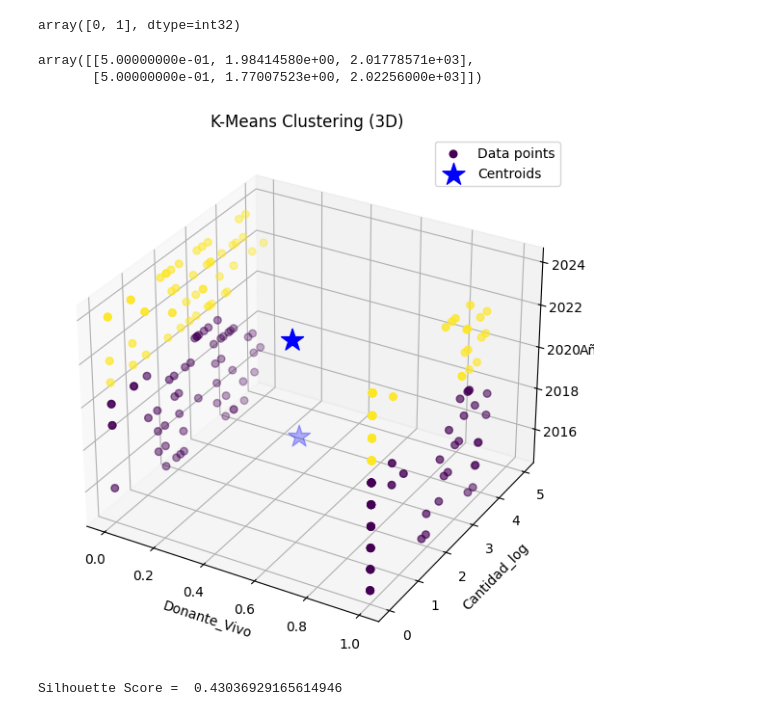
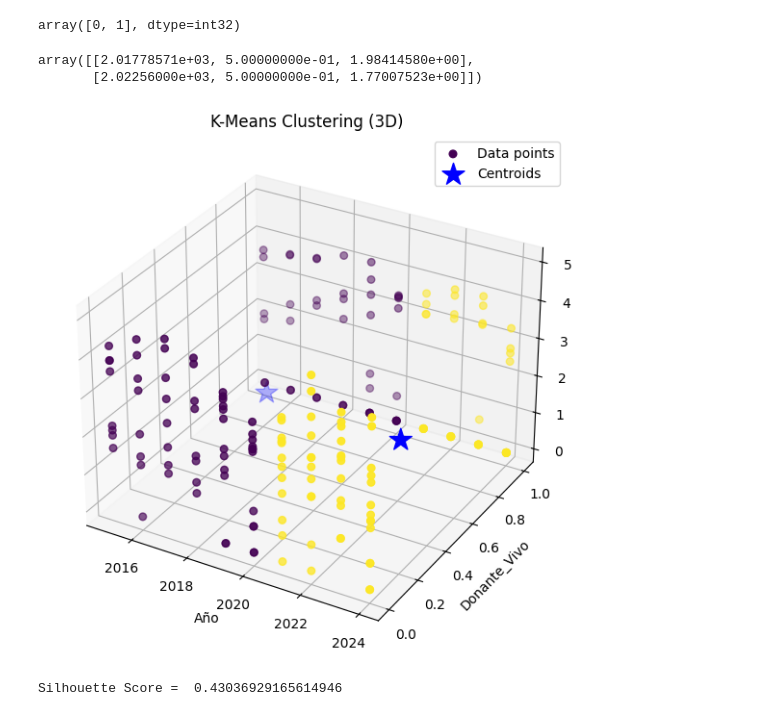
Before and after one commit to jalarconb/DataScience2024II, a Jupyter notebook: DSProject.ipynb, the cells around one changed output. Cells and saved outputs as stored; diff of their text form; code cells hidden in the pictures.

```diff
--- a/DSProject.ipynb
+++ b/DSProject.ipynb
@@ -846,4 +840,5 @@ print(df_donaciones.head())
 3  2015  Donación    Riñón   Mujer         NA        48             0      3.891820
 4  2015  Donación  Corazón  Hombre         NA         0             1      0.000000
 # %%
-df_num = df_donaciones[['Donante_Vivo', 'Cantidad_log', 'Año']]
+df_num = df_donaciones[['Año','Donante_Vivo', 'Cantidad_log']]
+print(df_num.head())
@@ -875,13 +877,13 @@ array([0, 1], dtype=int32)
 centers = k_means.cluster_centers_
 centers
 # %% [output]
-array([[5.00000000e-01, 1.98414580e+00, 2.01778571e+03],
-       [5.00000000e-01, 1.77007523e+00, 2.02256000e+03]])
+array([[2.01778571e+03, 5.00000000e-01, 1.98414580e+00],
+       [2.02256000e+03, 5.00000000e-01, 1.77007523e+00]])
 # %%
 from mpl_toolkits.mplot3d import Axes3D
 
 # Variables a graficar
-variables = ['Donante_Vivo', 'Cantidad_log', 'Año']
+variables = ['Año','Donante_Vivo', 'Cantidad_log']
 
 # Crear figura 3D
 fig = plt.figure(figsize=(10, 7))
@@ -891,34 +893,34 @@ ax = fig.add_subplot(111, projection='3d')
 scatter = ax.scatter(
     df_num[variables[0]],  # Eje X
     df_num[variables[1]],  # Eje Y
     df_num[variables[2]],  # Eje Z
     c=k_means.labels_,  # Colores según cluster
     cmap='viridis',
     s=30,
     label='Data points'
 )
 
 # Centroides
 ax.scatter(
     centers[:, 0],  # Centroide eje X
     centers[:, 1],  # Centroide eje Y
     centers[:, 2],  # Centroide eje Z
     color='blue',
     marker='*',
     s=300,
     label='Centroids'
 )
 
 # Etiquetas y título
 ax.set_xlabel(variables[0])
 ax.set_ylabel(variables[1])
 ax.set_zlabel(variables[2])
 ax.set_title('K-Means Clustering (3D)')
 ax.legend()
 
 plt.show()
 # %% [output]
-[figure, old version]
+[figure, new version]
 # %%
 from sklearn import metrics
 
```
Also changed, not shown: parts of 7 cells of this notebook.
